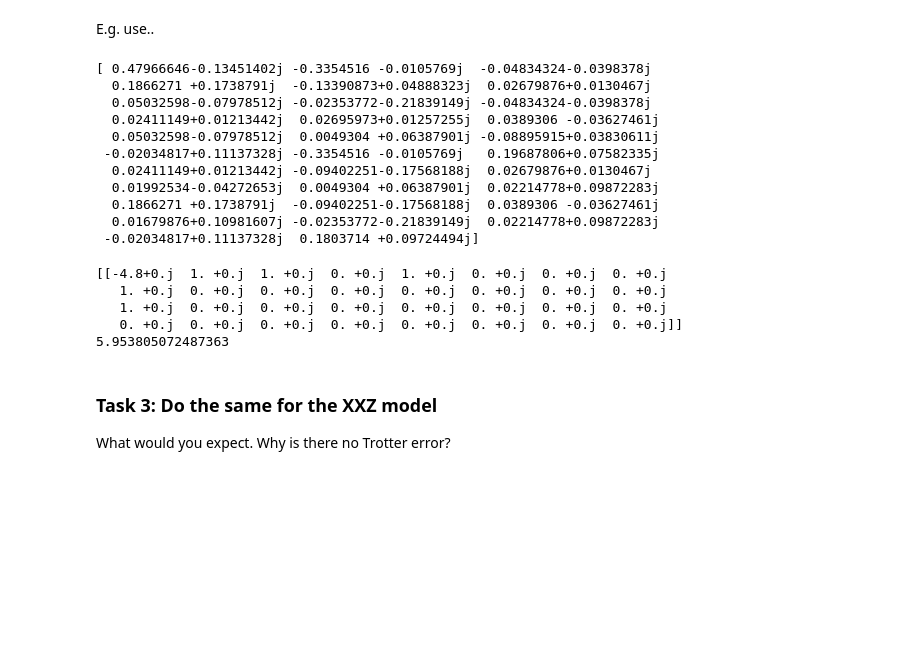
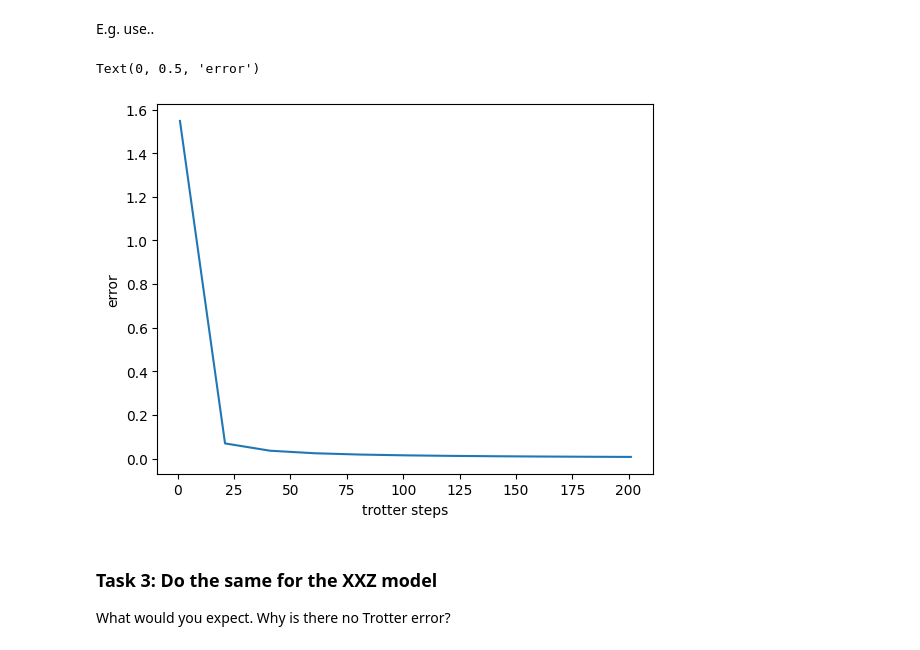
Before and after one commit to mattheweverette/2025-Quantinuum, a Jupyter notebook: notebooks/hamiltonian_simulation.ipynb, the cells around one changed output. Saved outputs shown, nothing was run; the diff lists cells and outputs as text; code cells hidden in the pictures; blank space fills up the shorter version.

Commit message:
Finish first order implementation

```diff
--- a/notebooks/hamiltonian_simulation.ipynb
+++ b/notebooks/hamiltonian_simulation.ipynb
@@ -350,49 +350,47 @@ t = 1
 n_trotter_steps = list(range(1, 202, 20))
 # %%
 # First order Trotterization circuit
-first_order_circuit = Circuit(n_qubits)
-for _ in n_trotter_steps:
-    first_order_circuit = gen_term_sequence_circuit((2 / np.pi * t) / len(n_trotter_steps) * ising_ham , first_order_circuit)
+def gen_first_order_trotter_circ(pauli_string_ham, p):
+    result_circ = Circuit(n_qubits)
+    for _ in range(p):
+        result_circ = gen_term_sequence_circuit((2 / np.pi * t) / p * pauli_string_ham , result_circ)
+
+    return result_circ
+# %%
+# Running exact simulation w/ numpy and scipy
+from scipy.linalg import expm
+
+ising_ham_matrix = ising_ham.to_sparse_matrix(qubits=[Qubit(i) for i in range(n_qubits)]).todense()
+time_evol_operator = expm(-1j * t * ising_ham_matrix)
+initial_state = np.zeros(2**n_qubits)
+initial_state[0] = 1
+
+exact_state = np.matmul(time_evol_operator, initial_state)
 # %%
-# Running the first order circuit
+# Testing the first order circuit
 from pytket.extensions.qiskit import AerStateBackend
 
 aer_sim = AerStateBackend()
 
-compiled_circuit = aer_sim.get_compiled_circuit(first_order_circuit)
-first_order_result = aer_sim.run_circuit(compiled_circuit)
-first_order_state = first_order_result.get_state()
+errors = []
+for p in n_trotter_steps:
+    first_order_circuit = gen_first_order_trotter_circ(ising_ham, p)
 
-print(first_order_state)
+    compiled_circuit = aer_sim.get_compiled_circuit(first_order_circuit)
+    first_order_result = aer_sim.run_circuit(compiled_circuit)
+    first_order_state = first_order_result.get_state()
+
+    error = np.linalg.norm(exact_state - first_order_state)
+    errors.append(error)
-# %% [output]
-[ 0.47966646-0.13451402j -0.3354516 -0.0105769j  -0.04834324-0.0398378j
-  0.1866271 +0.1738791j  -0.13390873+0.04888323j  0.02679876+0.0130467j
-  0.05032598-0.07978512j -0.02353772-0.21839149j -0.04834324-0.0398378j
-  0.02411149+0.01213442j  0.02695973+0.01257255j  0.0389306 -0.03627461j
-  0.05032598-0.07978512j  0.0049304 +0.06387901j -0.08895915+0.03830611j
- -0.02034817+0.11137328j -0.3354516 -0.0105769j   0.19687806+0.07582335j
-  0.02411149+0.01213442j -0.09402251-0.17568188j  0.02679876+0.0130467j
-  0.01992534-0.04272653j  0.0049304 +0.06387901j  0.02214778+0.09872283j
-  0.1866271 +0.1738791j  -0.09402251-0.17568188j  0.0389306 -0.03627461j
-  0.01679876+0.10981607j -0.02353772-0.21839149j  0.02214778+0.09872283j
- -0.02034817+0.11137328j  0.1803714 +0.09724494j]
-# %%
-# Running exact simulation w/ numpy
-ising_ham_matrix = ising_ham.to_sparse_matrix(qubits=[Qubit(i) for i in range(n_qubits)]).todense()
-initial_state = np.zeros(2**n_qubits)
-initial_state[0] = 1
-
-exact_state = ising_ham_matrix @ initial_state
-print(exact_state)
-
-error = np.linalg.norm(exact_state - first_order_state)
-print(error)
-# %% [output]
-[[-4.8+0.j  1. +0.j  1. +0.j  0. +0.j  1. +0.j  0. +0.j  0. +0.j  0. +0.j
-   1. +0.j  0. +0.j  0. +0.j  0. +0.j  0. +0.j  0. +0.j  0. +0.j  0. +0.j
-   1. +0.j  0. +0.j  0. +0.j  0. +0.j  0. +0.j  0. +0.j  0. +0.j  0. +0.j
-   0. +0.j  0. +0.j  0. +0.j  0. +0.j  0. +0.j  0. +0.j  0. +0.j  0. +0.j]]
-5.953805072487363
+# %%
+import matplotlib.pyplot as plt
+
+plt.plot(n_trotter_steps, errors)
+plt.xlabel("trotter steps")
+plt.ylabel("error")
+# %% [output]
+Text(0, 0.5, 'error')
+[figure, added]
 # %% [markdown]
 ### Task 3: Do the same for the XXZ model
 
```
